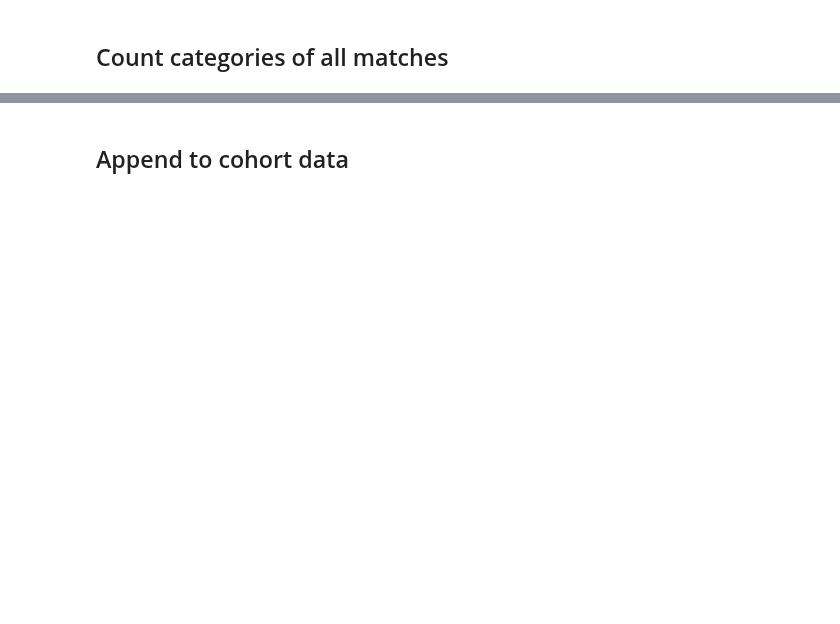
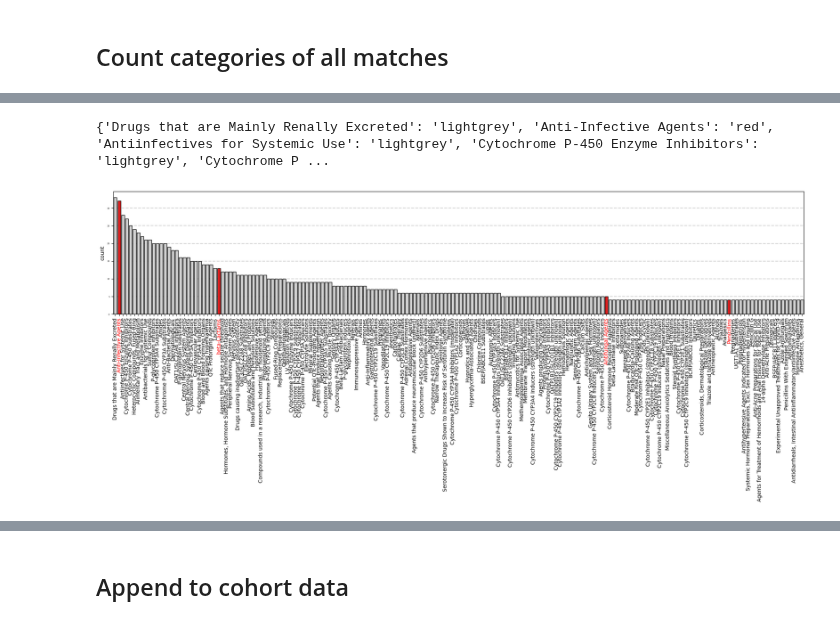
Before and after one commit to theislab/ehrapy-reproducibility, a Jupyter notebook: Figure_5/causal_feature_eng.ipynb, the cells around one changed output, grey strips where cells are left out. Cells and saved outputs as stored; diff of their text form; code cells hidden in the pictures; blank space fills up the shorter version.

```diff
--- a/Figure_5/causal_feature_eng.ipynb
+++ b/Figure_5/causal_feature_eng.ipynb
@@ -210,3 +295,41 @@ plt.show()
+# %%
+treatments = [
+    "Anti-Infective Agents",
+    # "drugcat_Carbapenems",
+    "beta-Lactams",
+    # "drugcat_Antiviral_Agents",
+    "Penicillins",
+    "Antifungal Agents",
+    # "drugcat_Antiseptics_and_Disinfectants"
+]
+
+colors = {term: "red" if term in treatments else 'lightgrey' for term in term_counts.query("count >= 4")["term"]}
+
+print(colors)
+
+fig, ax = plt.subplots(1, 1, figsize=(22, 4))
+sns.barplot(
+    y="count",
+    x="term",
+    data=term_counts.query("count >= 4"),
+    palette=colors,
+    edgecolor="black",
+    zorder=2,
+)
+
+plt.tight_layout()
+for i in range(0, 35, 5):
+    ax.axhline(i, color="lightgrey", linestyle="--", zorder=0)
+ax.set_xticklabels(ax.get_xticklabels(), rotation=90);
+ax.set_xlabel("");
+ax.tick_params(axis="y", labelsize=4)
+
+for label in ax.get_xticklabels():
+    if label.get_text() in treatments:
+        label.set_color("red")
+# %% [output]
+{'Drugs that are Mainly Renally Excreted': 'lightgrey', 'Anti-Infective Agents': 'red', 'Antiinfectives for Systemic Use': 'lightgrey', 'Cytochrome P-450 Enzyme Inhibitors': 'lightgrey', 'Cytochrome P ...
+[figure, added]
 # %%
 results = []
 featurised = pd.DataFrame()
```
Also changed, not shown: parts of 14 cells of this notebook, 1 other file.
